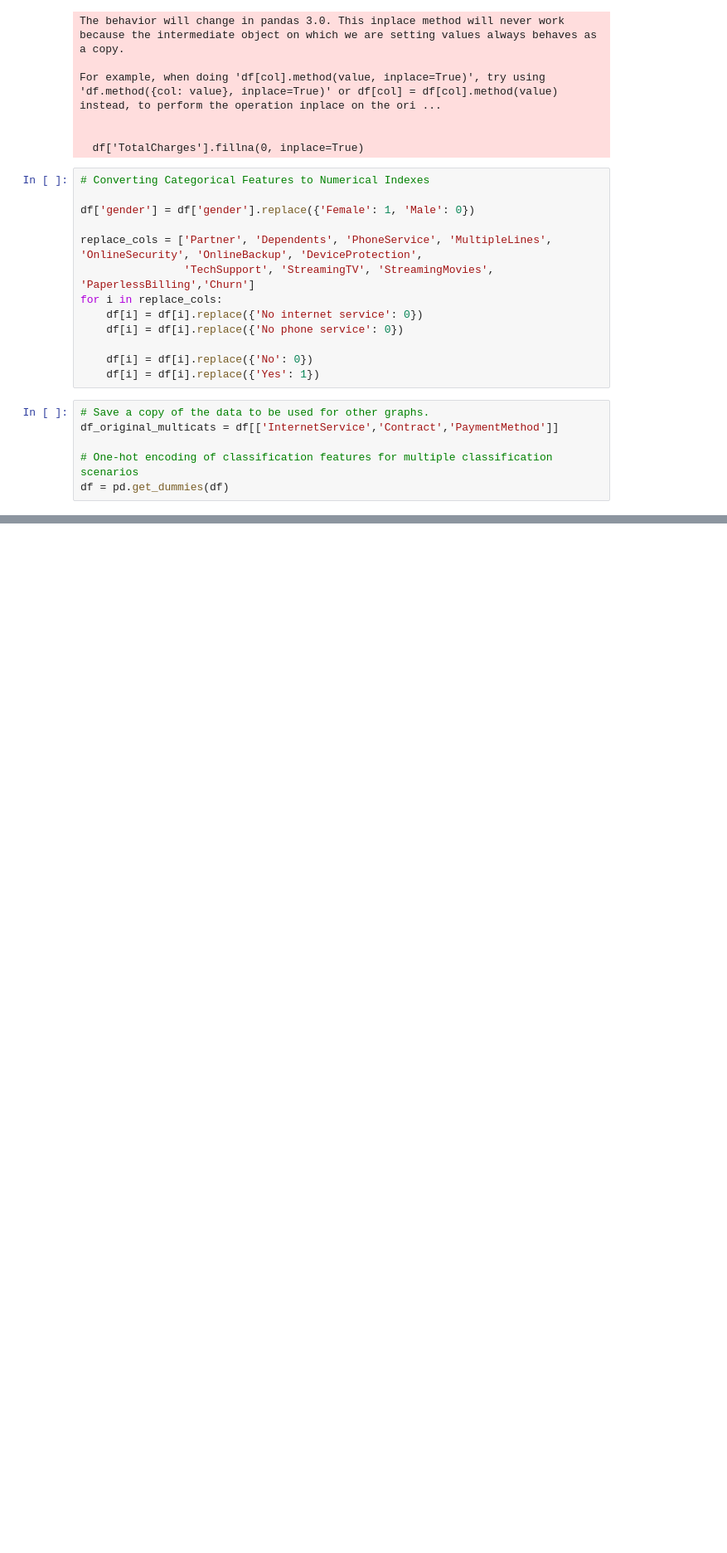
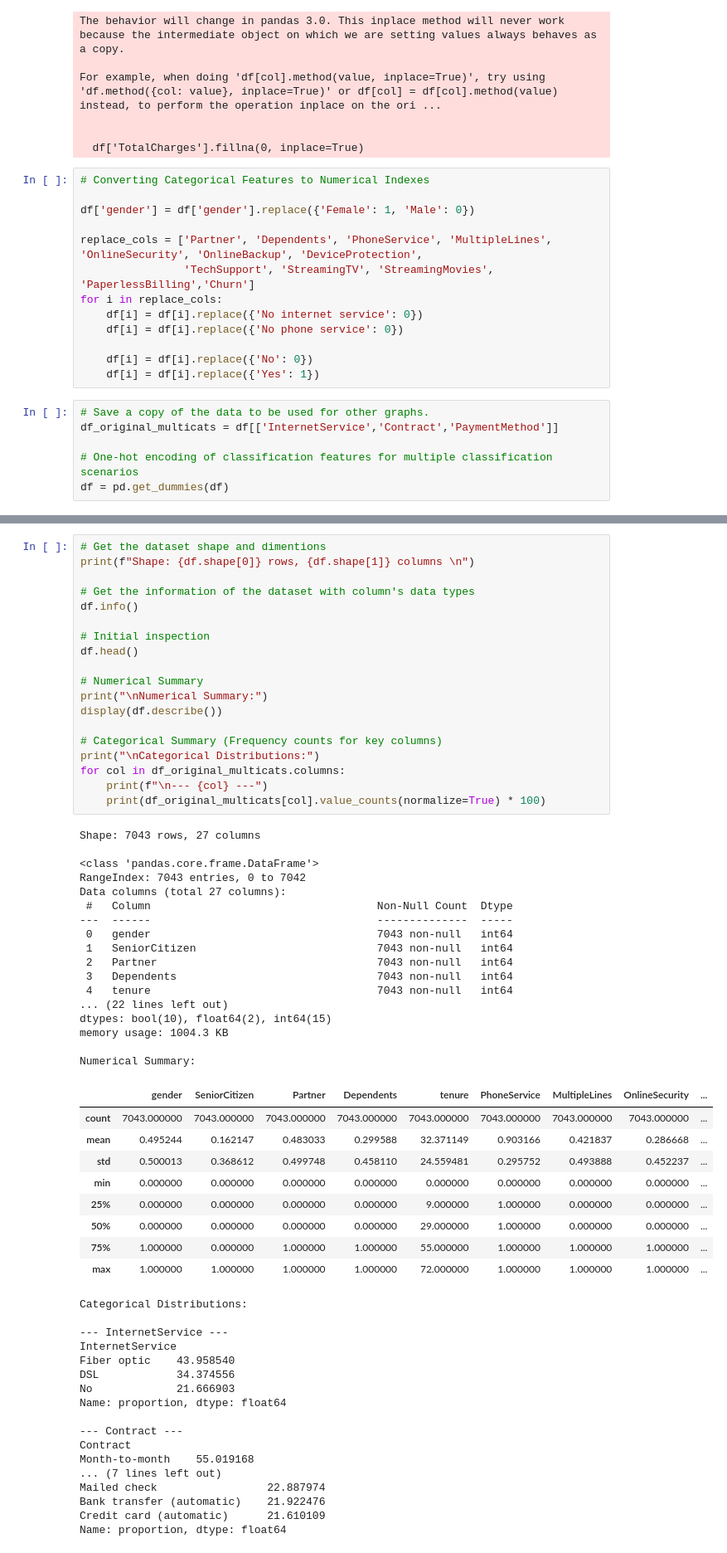
Before and after one commit to VIHANGAGIT/Telco-Customer-Churn-Analysis, a Jupyter notebook: telco_customer_churn_21021007.ipynb, the cells around one changed output, grey strips where cells are left out. Shown at 83% size. Cells and saved outputs as stored; diff of their text form; blank space fills up the shorter version.

Commit message:
Added EDA using summary statistics

```diff
--- a/telco_customer_churn_21021007.ipynb
+++ b/telco_customer_churn_21021007.ipynb
@@ -96,0 +99,63 @@ df = pd.get_dummies(df)
+# %%
+# Get the dataset shape and dimentions
+print(f"Shape: {df.shape[0]} rows, {df.shape[1]} columns \n")
+
+# Get the information of the dataset with column's data types
+df.info()
+
+# Initial inspection
+df.head()
+
+# Numerical Summary
+print("\nNumerical Summary:")
+display(df.describe())
+
+# Categorical Summary (Frequency counts for key columns)
+print("\nCategorical Distributions:")
+for col in df_original_multicats.columns:
+    print(f"\n--- {col} ---")
+    print(df_original_multicats[col].value_counts(normalize=True) * 100)
+# %% [output]
+Shape: 7043 rows, 27 columns
+
+<class 'pandas.core.frame.DataFrame'>
+RangeIndex: 7043 entries, 0 to 7042
+Data columns (total 27 columns):
+ #   Column                                   Non-Null Count  Dtype
+---  ------                                   --------------  -----
+ 0   gender                                   7043 non-null   int64
+ 1   SeniorCitizen                            7043 non-null   int64
+ 2   Partner                                  7043 non-null   int64
+ 3   Dependents                               7043 non-null   int64
+ 4   tenure                                   7043 non-null   int64
+... (22 lines left out)
+dtypes: bool(10), float64(2), int64(15)
+memory usage: 1004.3 KB
+
+Numerical Summary:
+|  | gender | SeniorCitizen | Partner | Dependents | tenure | PhoneService | MultipleLines | OnlineSecurity | ... |
+| count | 7043.000000 | 7043.000000 | 7043.000000 | 7043.000000 | 7043.000000 | 7043.000000 | 7043.000000 | 7043.000000 | ... |
+| mean | 0.495244 | 0.162147 | 0.483033 | 0.299588 | 32.371149 | 0.903166 | 0.421837 | 0.286668 | ... |
+| std | 0.500013 | 0.368612 | 0.499748 | 0.458110 | 24.559481 | 0.295752 | 0.493888 | 0.452237 | ... |
+| min | 0.000000 | 0.000000 | 0.000000 | 0.000000 | 0.000000 | 0.000000 | 0.000000 | 0.000000 | ... |
+| 25% | 0.000000 | 0.000000 | 0.000000 | 0.000000 | 9.000000 | 1.000000 | 0.000000 | 0.000000 | ... |
+| 50% | 0.000000 | 0.000000 | 0.000000 | 0.000000 | 29.000000 | 1.000000 | 0.000000 | 0.000000 | ... |
+| 75% | 1.000000 | 0.000000 | 1.000000 | 1.000000 | 55.000000 | 1.000000 | 1.000000 | 1.000000 | ... |
+| max | 1.000000 | 1.000000 | 1.000000 | 1.000000 | 72.000000 | 1.000000 | 1.000000 | 1.000000 | ... |
+Categorical Distributions:
+
+--- InternetService ---
+InternetService
+Fiber optic    43.958540
+DSL            34.374556
+No             21.666903
+Name: proportion, dtype: float64
+
+--- Contract ---
+Contract
+Month-to-month    55.019168
+... (7 lines left out)
+Mailed check                 22.887974
+Bank transfer (automatic)    21.922476
+Credit card (automatic)      21.610109
+Name: proportion, dtype: float64
```
Also changed, not shown: parts of 2 cells of this notebook.
